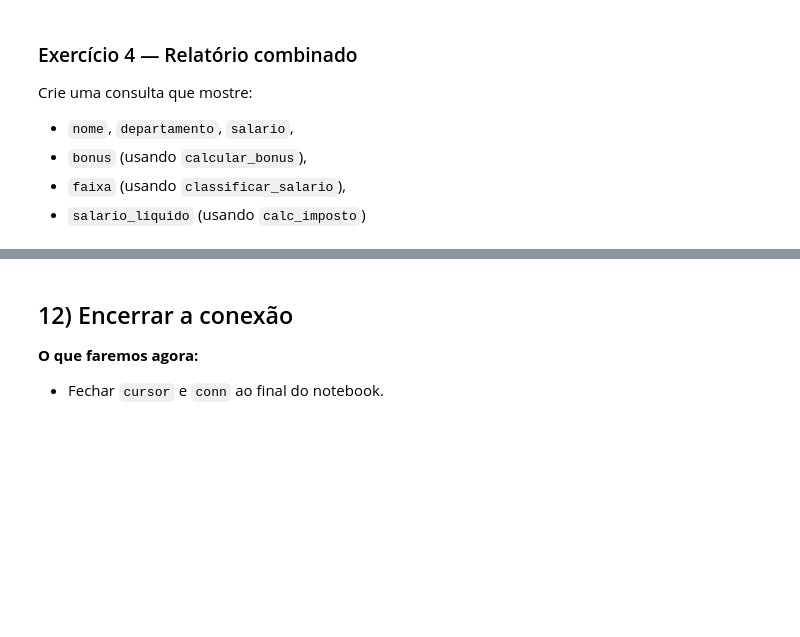
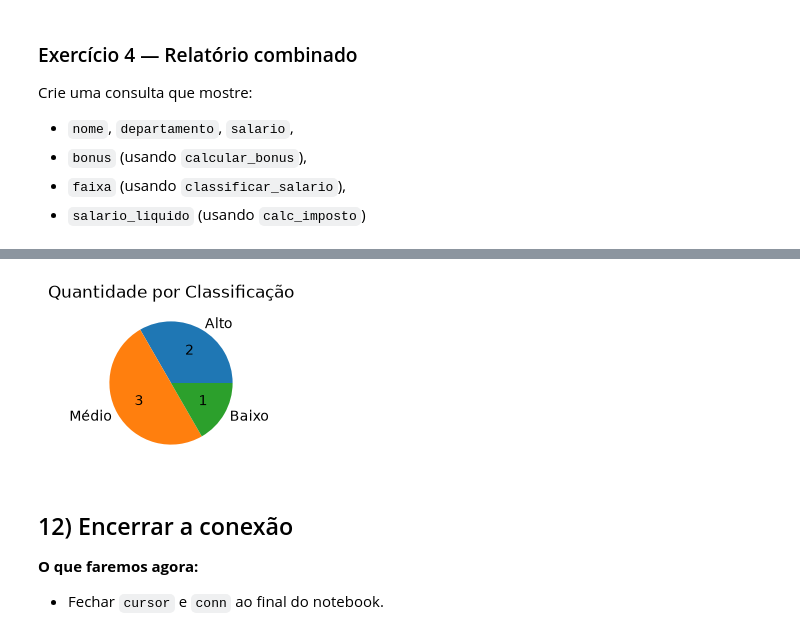
Before and after one commit to VictorLapaDev/Faculdade, a Jupyter notebook: 2-Semestre/2 Feira - Linguagens Aplicadas a Banco de Dados/26.10.19/11_Procedures_Functions_Triggers.ipynb, the cells around one changed output, grey strips where cells are left out. Saved outputs shown, nothing was run; the diff lists cells and outputs as text; code cells hidden in the pictures; blank space fills up the shorter version.

```diff
--- a/2-Semestre/2 Feira - Linguagens Aplicadas a Banco de Dados/26.10.19/11_Procedures_Functions_Triggers.ipynb
+++ b/2-Semestre/2 Feira - Linguagens Aplicadas a Banco de Dados/26.10.19/11_Procedures_Functions_Triggers.ipynb
@@ -475,3 +524,29 @@ Crie uma consulta que mostre:
+# %%
+cursor.execute("USE empresa_dados")
+
+cursor.execute("""
+    SELECT classificar_salario(salario) AS classificacao, COUNT(*) AS contador
+    FROM funcionarios
+    GROUP BY classificacao
+""")
+df_qtd = pd.DataFrame(cursor.fetchall(), columns = ['classificacao', 'qnt'])
+plt.figure(figsize=(4,2))
+
+# 1. Calcula o total de funcionários
+total_funcionarios = df_qtd['qnt'].sum()
+
+
+plt.pie(
+    df_qtd['qnt'],
+    labels=df_qtd['classificacao'],
+    autopct=lambda pct: f"{int(round(pct * total_funcionarios / 100.0))}",
+)
+
+plt.title('Quantidade por Classificação')
+
+plt.show()
+# %% [output]
+[figure, added]
 # %% [markdown]
 
 ## 12) Encerrar a conexão
```
Also changed, not shown: parts of 8 cells of this notebook.
